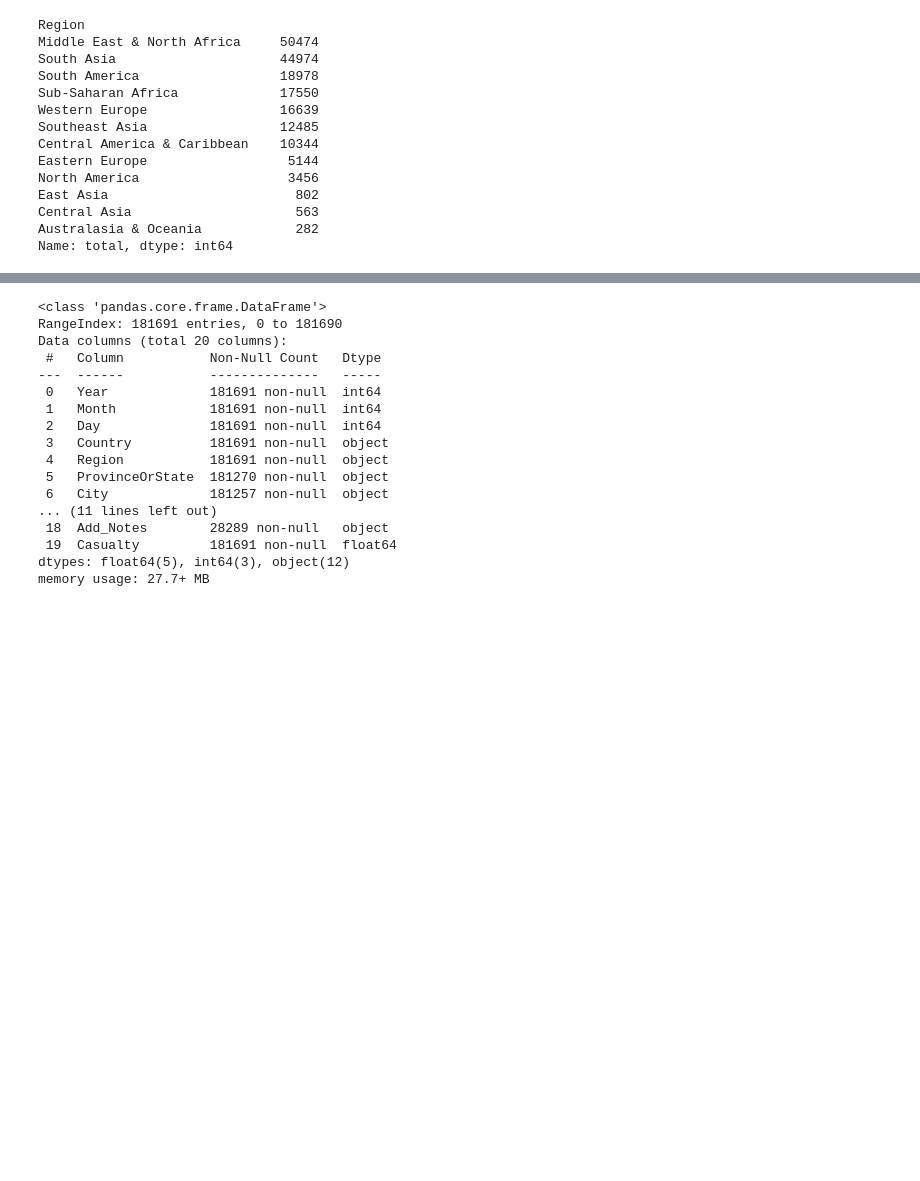
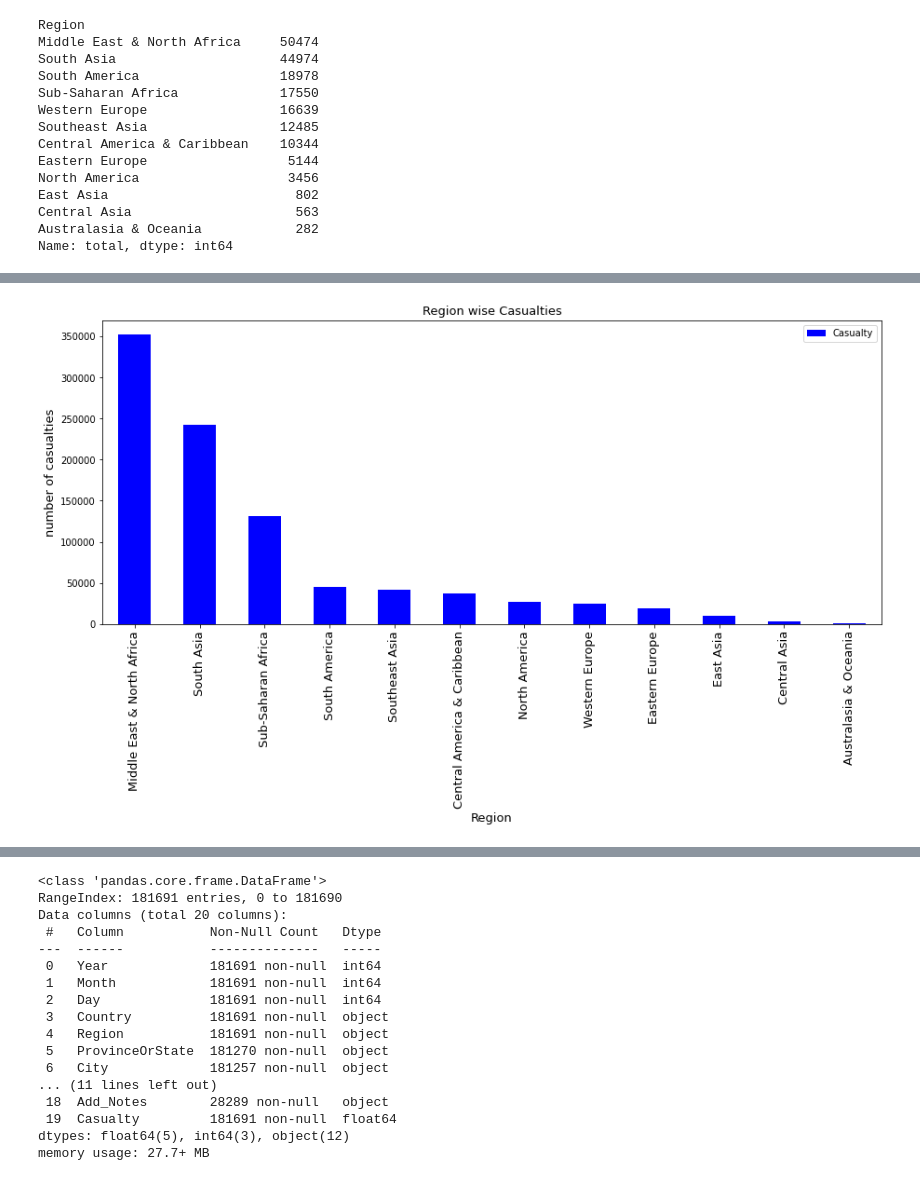
Before and after one commit to Pawan-kumar-Singh/Global-Terrorism, a Jupyter notebook: Global_Terrorism_Analysis_Capstone_Project.ipynb, the cells around one changed output, grey strips where cells are left out. Drawn from its saved outputs; the diff is of its cells as text; code cells hidden in the pictures; blank space fills up the shorter version.

```diff
--- a/Global_Terrorism_Analysis_Capstone_Project.ipynb
+++ b/Global_Terrorism_Analysis_Capstone_Project.ipynb
@@ -291,0 +306,4 @@ Name: total, dtype: int64
+# %%
+#total casualties killed+wounded in each region
+rc=df[["Region","Casualty"]].groupby("Region").sum().sort_values(by="Casualty",ascending=False)
+rc
@@ -291,0 +325,9 @@ Name: total, dtype: int64
+# %%
+rc.plot(kind='bar',color='blue',figsize=(15,6))
+plt.title('Region wise Casualties',fontsize=13)
+plt.xlabel("Region",fontsize=13)
+plt.xticks(fontsize=13)
+plt.ylabel("number of casualties",fontsize=13)
+plt.show()
+# %% [output]
+[figure, added]
```
Also changed, not shown: parts of 43 cells of this notebook.
